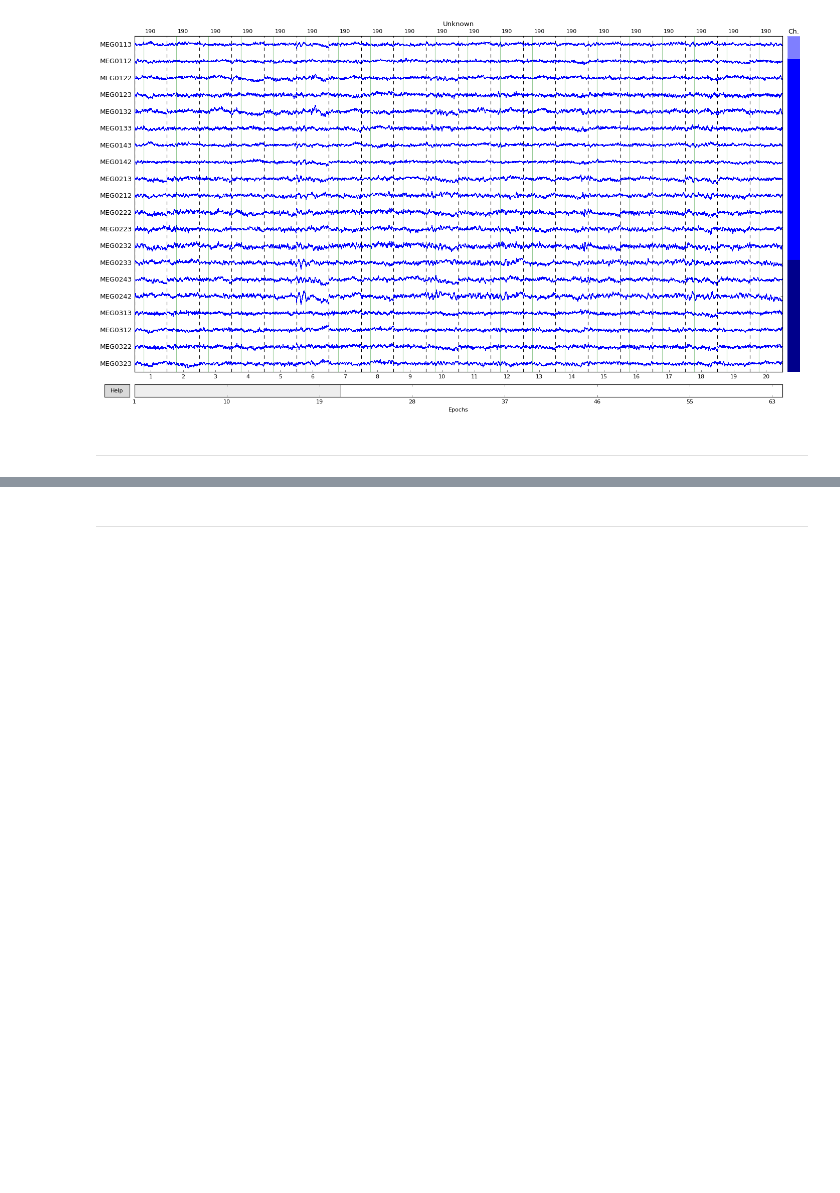
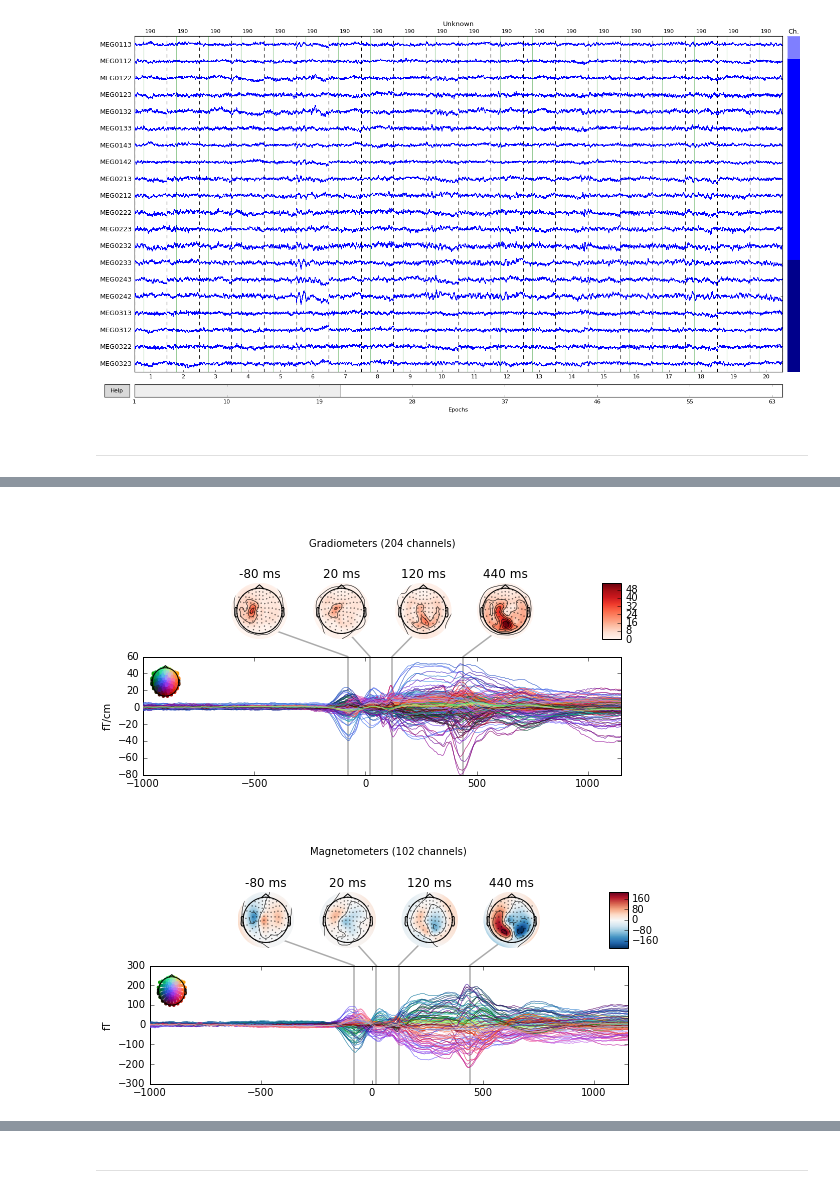
Before and after one commit to kaihwang/Clock, a Jupyter notebook: Plots.ipynb, the cells around one changed output, grey strips where cells are left out. Drawn from its saved outputs; the diff is of its cells as text; code cells hidden in the pictures; blank space fills up the shorter version.

```diff
--- a/Plots.ipynb
+++ b/Plots.ipynb
@@ -79,0 +130,5 @@ evoked_clock.plot();
+# %%
+RT_evoke[0].plot_joint(times=[-0.08, 0.02, 0.12, 0.44]);
+# %% [output]
+[figure, added]
+[figure, added]
```
Also changed, not shown: parts of 15 cells of this notebook, 1 other file.
